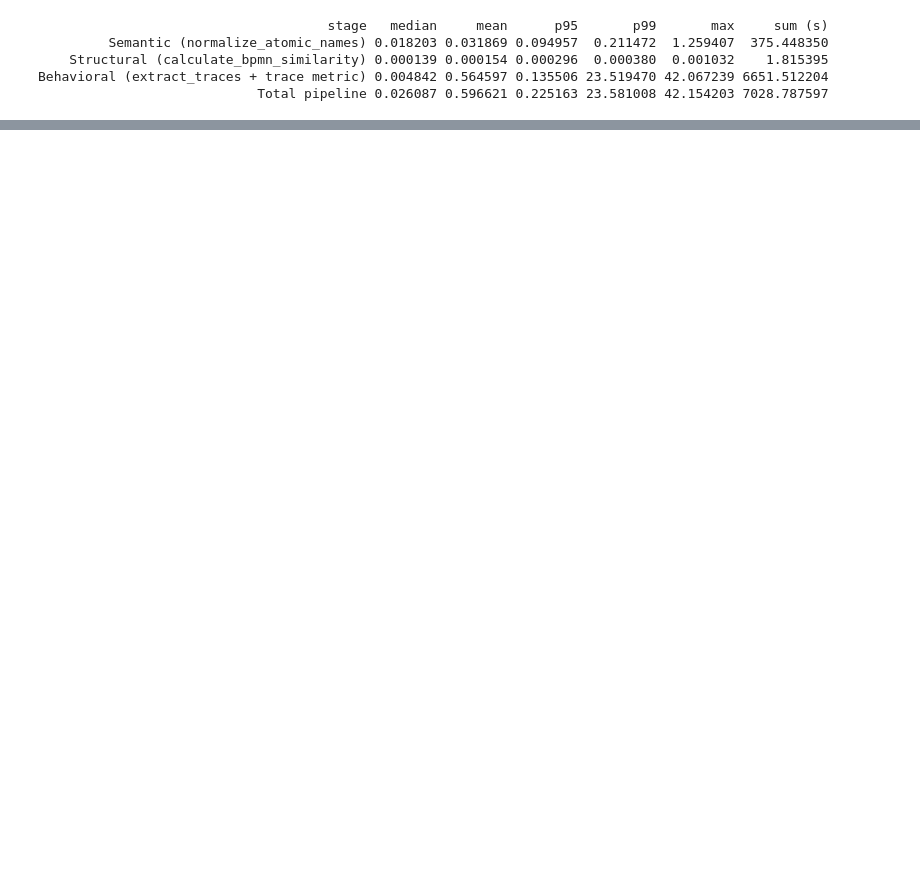
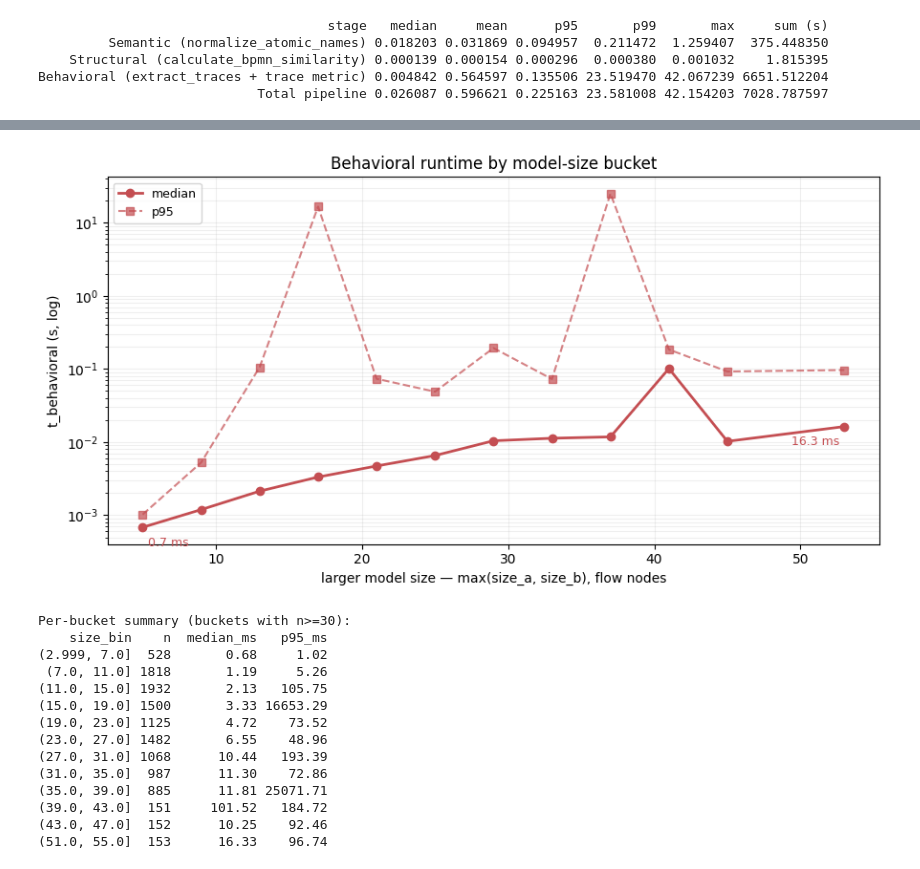
Before and after one commit to SAP/process-evaluation-framework, a Jupyter notebook: notebooks/scalability_report.ipynb, the cells around one changed output, grey strips where cells are left out. Saved outputs shown, nothing was run; the diff lists cells and outputs as text; code cells hidden in the pictures; blank space fills up the shorter version.

```diff
--- a/notebooks/scalability_report.ipynb
+++ b/notebooks/scalability_report.ipynb
@@ -258,0 +205,55 @@ Sortable tables of the most and least expensive pairs by `t_total`. The slowest
+# %%
+ok['size_max'] = ok[['size_a', 'size_b']].max(axis=1)
+
+# 4-node-wide buckets from the min to the max, keep only buckets with at least 30 pairs
+edges = np.arange(int(ok['size_max'].min()), int(ok['size_max'].max()) + 5, 4)
+ok['size_bin'] = pd.cut(ok['size_max'], bins=edges, include_lowest=True)
+agg = (ok.groupby('size_bin', observed=True)['t_behavioral']
+         .agg(median='median', p95=lambda v: v.quantile(0.95), n='size')
+         .reset_index())
+agg = agg[agg['n'] >= 30].copy()
+agg['bin_mid'] = agg['size_bin'].apply(lambda iv: (iv.left + iv.right) / 2)
+
+fig, ax = plt.subplots(figsize=(9, 4.8))
+ax.plot(agg['bin_mid'], agg['median'], marker='o', color='#c44e52', linewidth=2, label='median')
+ax.plot(agg['bin_mid'], agg['p95'],    marker='s', color='#c44e52', linewidth=1.5,
+        linestyle='--', alpha=0.7, label='p95')
+ax.set_yscale('log')
+ax.set_xlabel('larger model size — max(size_a, size_b), flow nodes')
+ax.set_ylabel('t_behavioral (s, log)')
+ax.set_title('Behavioral runtime by model-size bucket')
+ax.grid(True, which='both', alpha=0.2)
+ax.legend(loc='upper left', fontsize=9)
+
+first, last = agg.iloc[0], agg.iloc[-1]
+ax.annotate(f'{first["median"]*1000:.1f} ms',
+            xy=(first['bin_mid'], first['median']),
+            xytext=(4, -14), textcoords='offset points', fontsize=9, color='#c44e52')
+ax.annotate(f'{last["median"]*1000:.1f} ms',
+            xy=(last['bin_mid'], last['median']),
+            xytext=(-4, -14), textcoords='offset points', ha='right', fontsize=9, color='#c44e52')
+
+plt.tight_layout(); plt.show()
+
+print('Per-bucket summary (buckets with n>=30):')
+disp = agg.copy()
+disp['median_ms'] = disp['median'] * 1000
+disp['p95_ms']    = disp['p95'] * 1000
+with pd.option_context('display.float_format', '{:.2f}'.format):
+    print(disp[['size_bin', 'n', 'median_ms', 'p95_ms']].to_string(index=False))
+# %% [output]
+[figure, added]
+Per-bucket summary (buckets with n>=30):
+    size_bin    n  median_ms   p95_ms
+(2.999, 7.0]  528       0.68     1.02
+ (7.0, 11.0] 1818       1.19     5.26
+(11.0, 15.0] 1932       2.13   105.75
+(15.0, 19.0] 1500       3.33 16653.29
+(19.0, 23.0] 1125       4.72    73.52
+(23.0, 27.0] 1482       6.55    48.96
+(27.0, 31.0] 1068      10.44   193.39
+(31.0, 35.0]  987      11.30    72.86
+(35.0, 39.0]  885      11.81 25071.71
+(39.0, 43.0]  151     101.52   184.72
+(43.0, 47.0]  152      10.25    92.46
+(51.0, 55.0]  153      16.33    96.74
```
Also changed, not shown: parts of 25 cells of this notebook.
